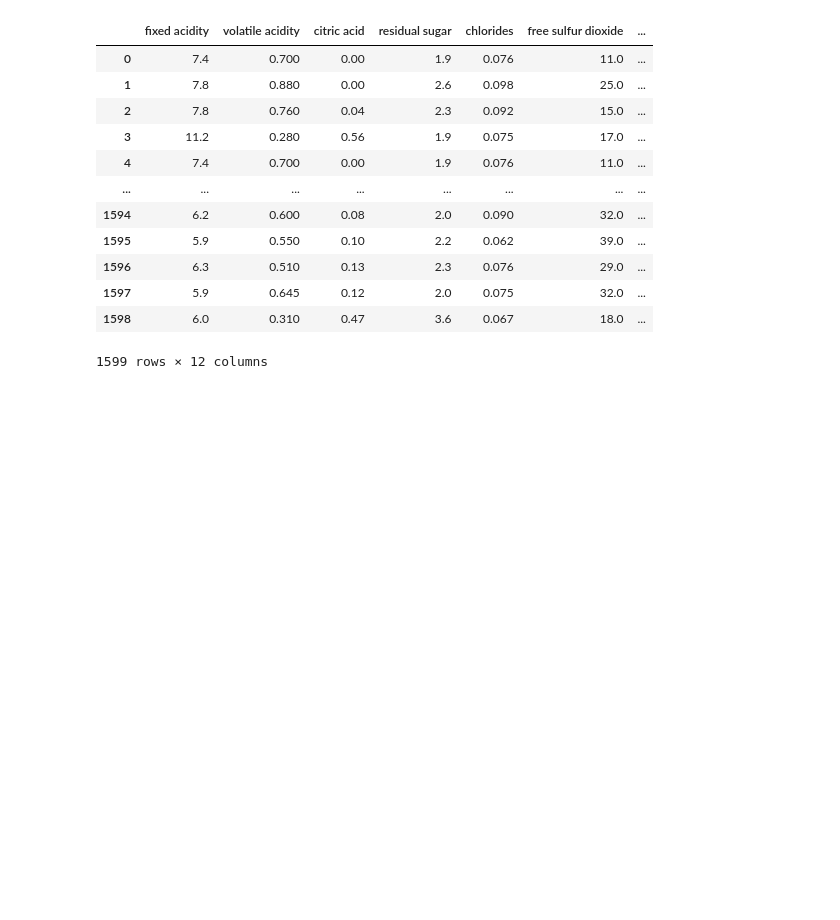
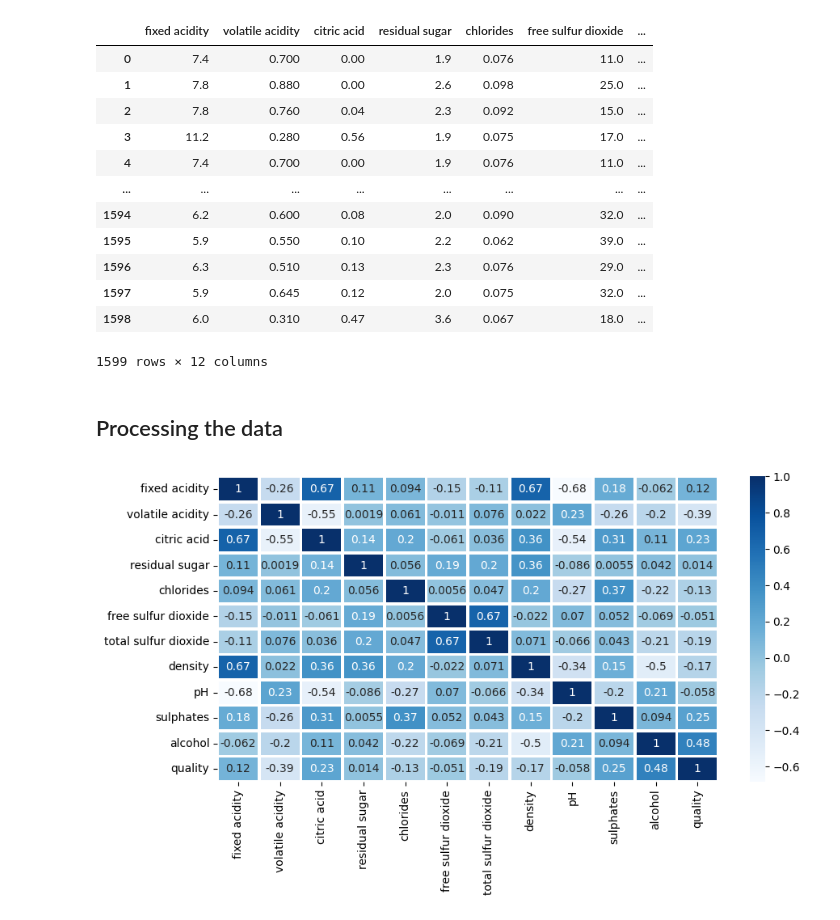
Before and after one commit to ProsperChuks/wine-quality-prediction, a Jupyter notebook: base.ipynb, the cells around one changed output. Cells and saved outputs as stored; diff of their text form; code cells hidden in the pictures; blank space fills up the shorter version.

Commit message:
pre--processing

```diff
--- a/base.ipynb
+++ b/base.ipynb
@@ -25,3 +26,16 @@ dataframe
 | 1597 | 5.9 | 0.645 | 0.12 | 2.0 | 0.075 | 32.0 | ... |
 | 1598 | 6.0 | 0.310 | 0.47 | 3.6 | 0.067 | 18.0 | ... |
 1599 rows × 12 columns
+# %% [markdown]
+## Processing the data
+# %%
+correl = dataframe.corr()['quality'].drop(['quality'])
+
+X = correl.abs().drop('residual sugar')
+y = dataframe['quality']
+
+plt.figure(figsize=(10, 5), dpi=100)
+sns.heatmap(dataframe.corr(), annot=True, linewidths=2, cmap='Blues')
+plt.show()
+# %% [output]
+[figure, added]
```
Also changed, not shown: parts of 1 cell of this notebook.
